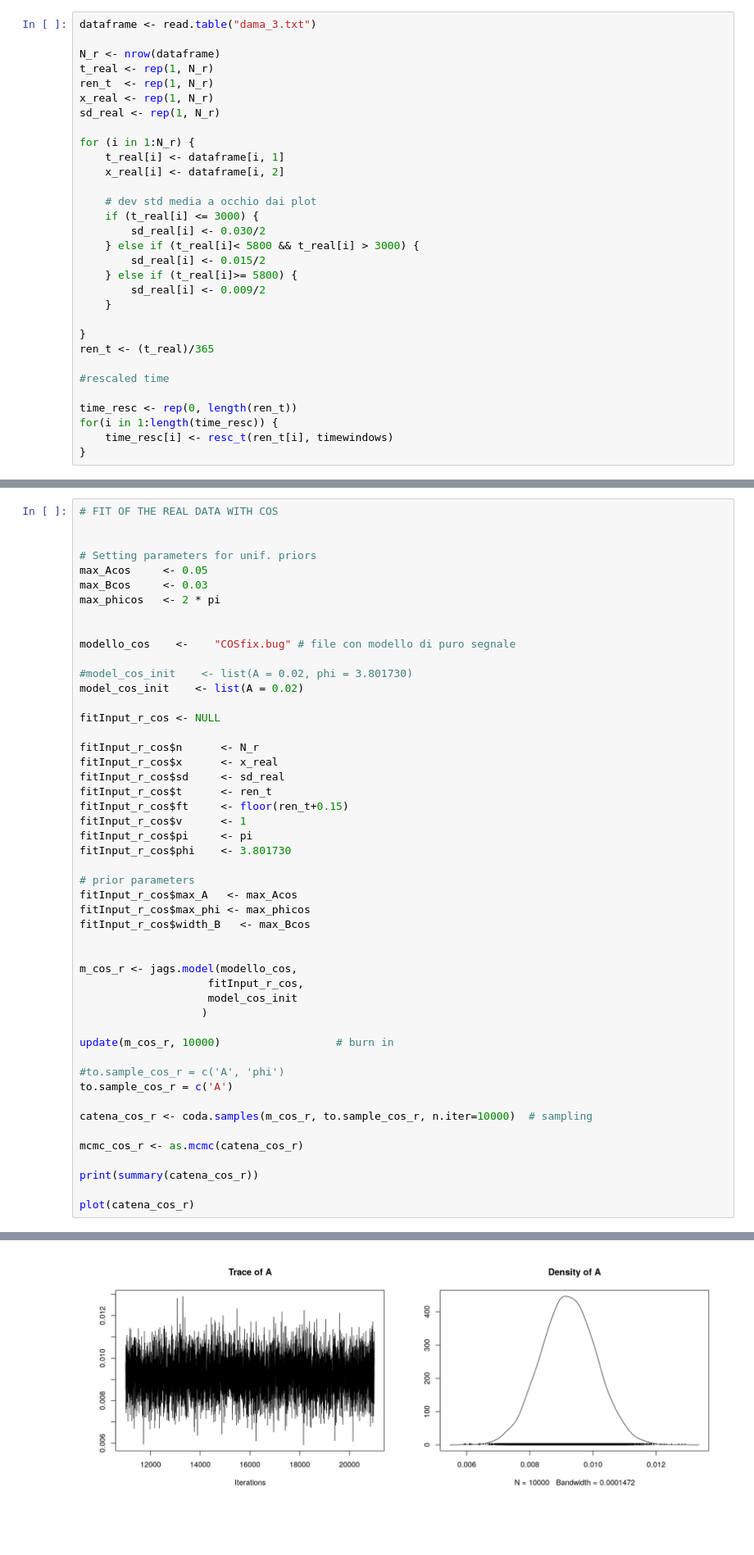
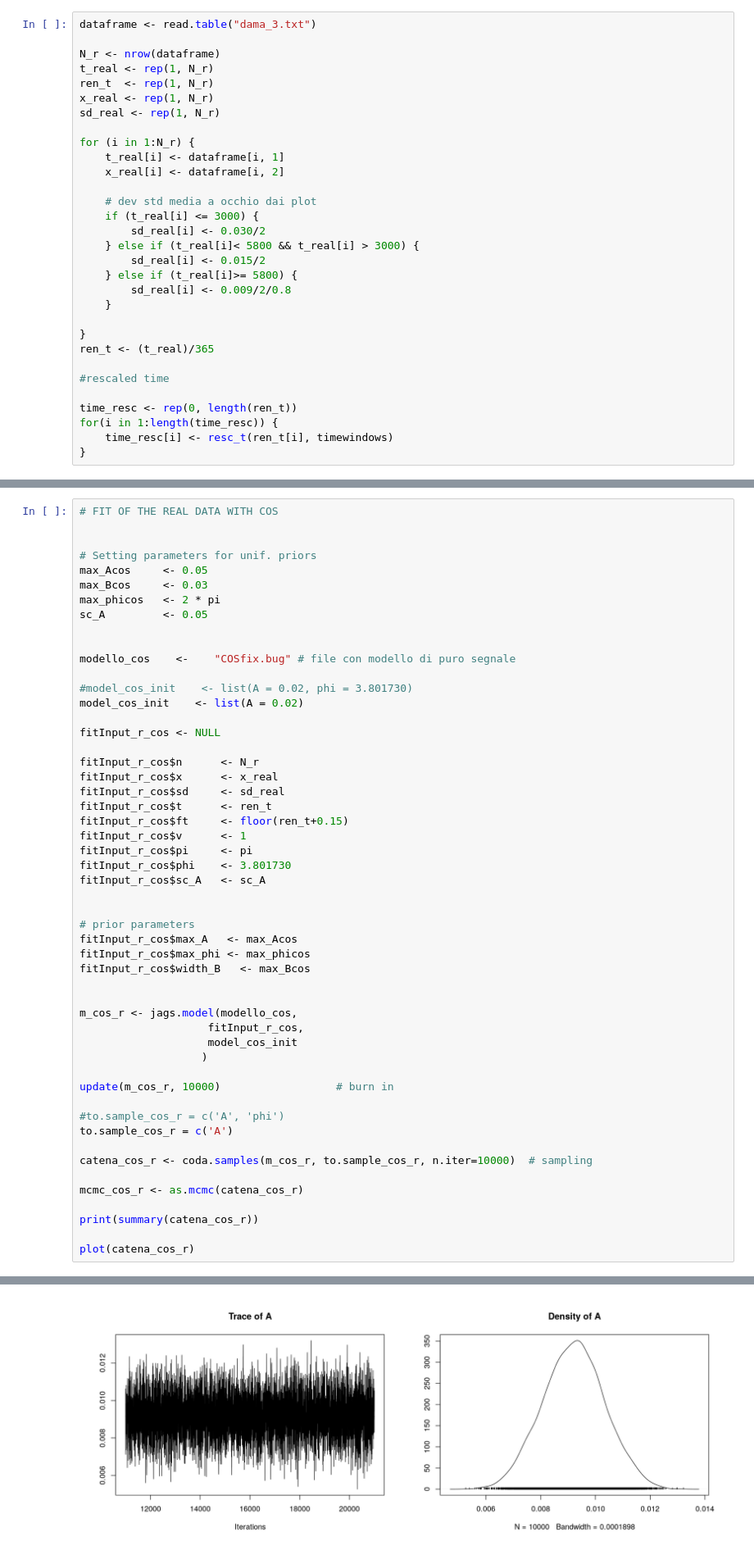
Before and after one commit to piacent/bayes_analysis, a Jupyter notebook: DAMA_Bayes_realdata_3.R.ipynb, the cells around one changed output, grey strips where cells are left out. Shown at 82% size. Saved outputs shown, nothing was run; the diff lists cells and outputs as text; blank space fills up the shorter version.

```diff
--- a/DAMA_Bayes_realdata_3.R.ipynb
+++ b/DAMA_Bayes_realdata_3.R.ipynb
@@ -89,7 +89,7 @@ for (i in 1:N_r) {
     } else if (t_real[i]< 5800 && t_real[i] > 3000) {
         sd_real[i] <- 0.015/2
     } else if (t_real[i]>= 5800) {
-        sd_real[i] <- 0.009/2
+        sd_real[i] <- 0.009/2/0.8
     }
 
 }
@@ -134,6 +134,7 @@ lines(tmp, vec, col = 'red')
 max_Acos     <- 0.05
 max_Bcos     <- 0.03
 max_phicos   <- 2 * pi
+sc_A         <- 0.05
 
 
 modello_cos    <-    "COSfix.bug" # file con modello di puro segnale
@@ -151,6 +152,8 @@ fitInput_r_cos$ft     <- floor(ren_t+0.15)
 fitInput_r_cos$v      <- 1
 fitInput_r_cos$pi     <- pi
 fitInput_r_cos$phi    <- 3.801730
+fitInput_r_cos$sc_A   <- sc_A
+
 
 # prior parameters
 fitInput_r_cos$max_A   <- max_Acos
@@ -202,4 +207,4 @@ Iterations = 11001:21000
-[figure, old version]
+[figure, new version]
 # %%
 # FIT OF THE REAL DATA WITH SAWCOS
 
```
Also changed, not shown: parts of 29 cells of this notebook, 6 other files.
